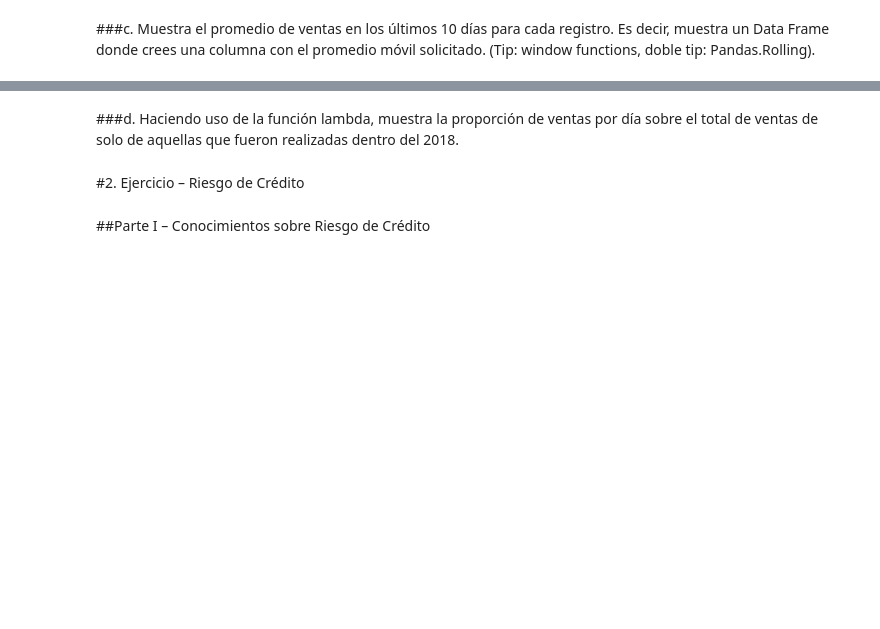
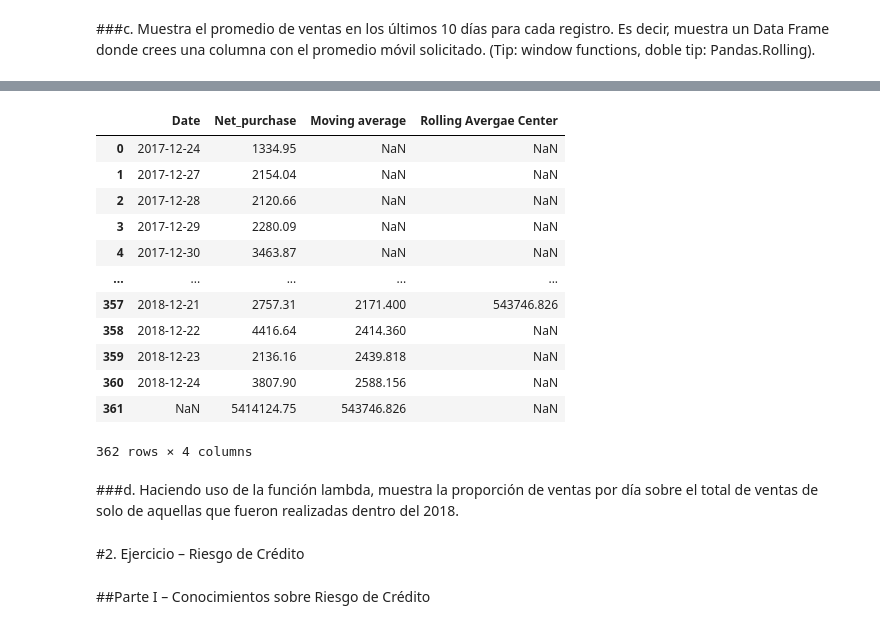
Before and after one commit to FERIUXER/Fernando-Ivan-Ramos-Esparza, a Jupyter notebook: Círculo_de_Crédito_FIRE_.ipynb, the cells around one changed output, grey strips where cells are left out. Saved outputs shown, nothing was run; the diff lists cells and outputs as text; code cells hidden in the pictures; blank space fills up the shorter version.

```diff
--- a/Círculo_de_Crédito_FIRE_.ipynb
+++ b/Círculo_de_Crédito_FIRE_.ipynb
@@ -277,0 +295,4 @@ df3
+# %%
+df3['Moving average'] = df3['Net_purchase'].rolling(window=10).mean()
+#df3.drop(['Ventas últimos diez días'], axis=1)
+df3
@@ -278,2 +313,19 @@ df3
+# %%
+df3['Rolling Avergae Center'] = df3['Net_purchase'].rolling(window=10, center = True).mean()
+df3
+# %% [output]
+|  | Date | Net_purchase | Moving average | Rolling Avergae Center |
+| 0 | 2017-12-24 | 1334.95 | NaN | NaN |
+| 1 | 2017-12-27 | 2154.04 | NaN | NaN |
+| 2 | 2017-12-28 | 2120.66 | NaN | NaN |
+| 3 | 2017-12-29 | 2280.09 | NaN | NaN |
+| 4 | 2017-12-30 | 3463.87 | NaN | NaN |
+| ... | ... | ... | ... | ... |
+| 357 | 2018-12-21 | 2757.31 | 2171.400 | 543746.826 |
+| 358 | 2018-12-22 | 4416.64 | 2414.360 | NaN |
+| 359 | 2018-12-23 | 2136.16 | 2439.818 | NaN |
+| 360 | 2018-12-24 | 3807.90 | 2588.156 | NaN |
+| 361 | NaN | 5414124.75 | 543746.826 | NaN |
+362 rows × 4 columns
 # %% [markdown]
 ###d. Haciendo uso de la función lambda, muestra la proporción de ventas por día sobre el total de ventas de solo de aquellas que fueron realizadas dentro del 2018.
```
Also changed, not shown: parts of 11 cells of this notebook.
